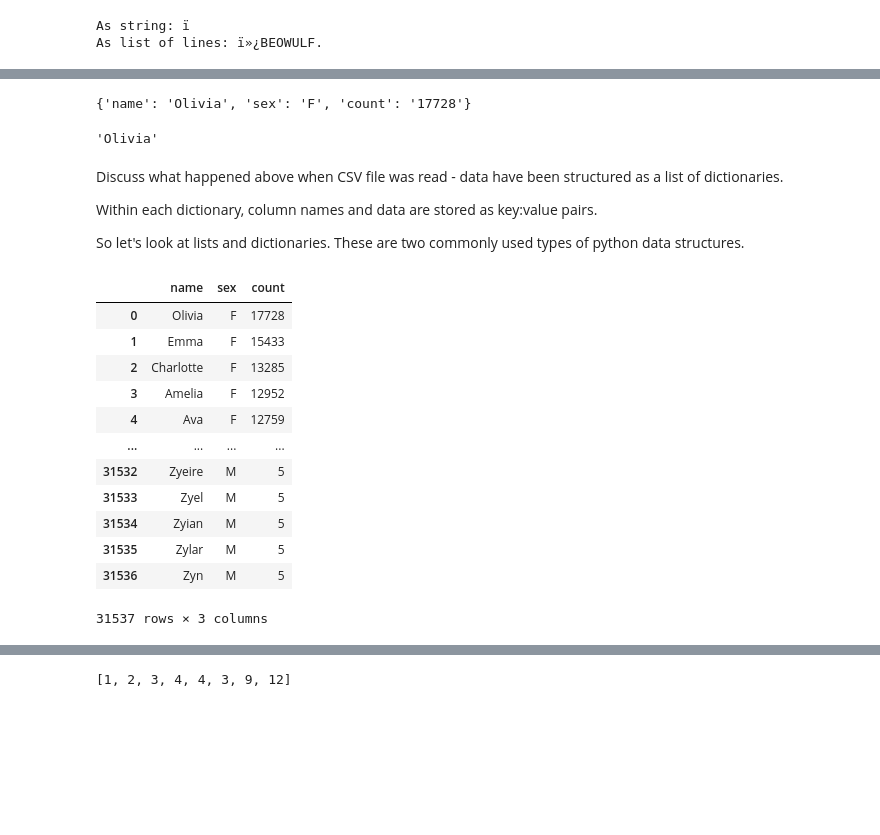
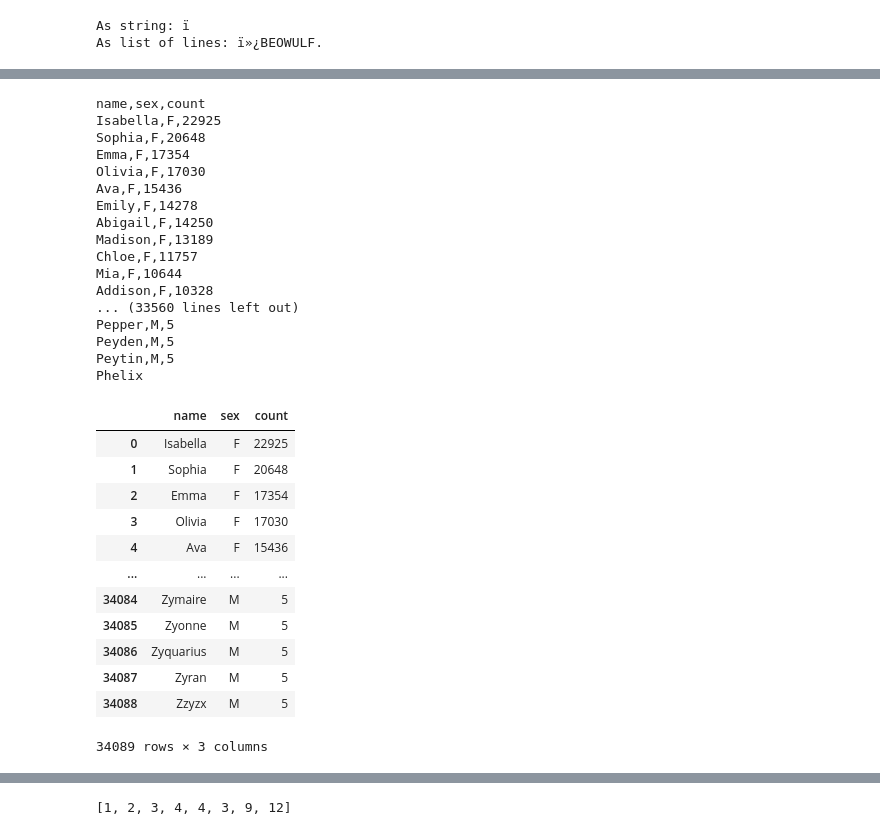
Before and after one commit to unmrds/cc-python, a Jupyter notebook: tutorials/beowulf_babynames/1-Intro-tutorial-babyname-data.ipynb, the cells around one changed output, grey strips where cells are left out. Saved outputs shown, nothing was run; the diff lists cells and outputs as text; code cells hidden in the pictures; blank space fills up the shorter version.

Commit message:
update baby name beowulf tutorial
bypass the need to have everyone set up a project directory

```diff
--- a/tutorials/beowulf_babynames/1-Intro-tutorial-babyname-data.ipynb
+++ b/tutorials/beowulf_babynames/1-Intro-tutorial-babyname-data.ipynb
@@ -346,15 +423,26 @@ with open('./names/2021', 'r') as f:
 # %%
-csv_data[0]
+print(r.text)
 # %% [output]
-{'name': 'Olivia', 'sex': 'F', 'count': '17728'}
+name,sex,count
+Isabella,F,22925
+Sophia,F,20648
+Emma,F,17354
+Olivia,F,17030
+Ava,F,15436
+Emily,F,14278
+Abigail,F,14250
+Madison,F,13189
+Chloe,F,11757
+Mia,F,10644
+Addison,F,10328
+... (33560 lines left out)
+Pepper,M,5
+Peyden,M,5
+Peytin,M,5
+Phelix
 # %%
-csv_data[0]['name']
+# save to file
+
+with open('2010', 'w') as o:
+    o.write(r.text)
-# %% [output]
-'Olivia'
-# %% [markdown]
-Discuss what happened above when CSV file was read - data have been structured as a list of dictionaries.
-
-Within each dictionary, column names and data are stored as key:value pairs.
-
-So let's look at lists and dictionaries. These are two commonly used types of python data structures.
 # %%
@@ -362,19 +451,19 @@ So let's look at lists and dictionaries. These are two commonly used types of py
 import pandas as pd
 # %%
-nm_ins = pd.read_csv('./names/2021', encoding='latin1')
+names_2010 = pd.read_csv('2010', encoding='latin1')
 # %%
-nm_ins
+names_2010 # inspect the data - note 34078 rows have been excluded, this is the head and tail
 # %% [output]
 |  | name | sex | count |
-| 0 | Olivia | F | 17728 |
-| 1 | Emma | F | 15433 |
-| 2 | Charlotte | F | 13285 |
-| 3 | Amelia | F | 12952 |
-| 4 | Ava | F | 12759 |
+| 0 | Isabella | F | 22925 |
+| 1 | Sophia | F | 20648 |
+| 2 | Emma | F | 17354 |
+| 3 | Olivia | F | 17030 |
+| 4 | Ava | F | 15436 |
 | ... | ... | ... | ... |
-| 31532 | Zyeire | M | 5 |
-| 31533 | Zyel | M | 5 |
-| 31534 | Zyian | M | 5 |
-| 31535 | Zylar | M | 5 |
-| 31536 | Zyn | M | 5 |
+| 34084 | Zymaire | M | 5 |
+| 34085 | Zyonne | M | 5 |
+| 34086 | Zyquarius | M | 5 |
+| 34087 | Zyran | M | 5 |
+| 34088 | Zzyzx | M | 5 |
-31537 rows × 3 columns
+34089 rows × 3 columns
```
Also changed, not shown: parts of 42 cells of this notebook, 2 other files.
